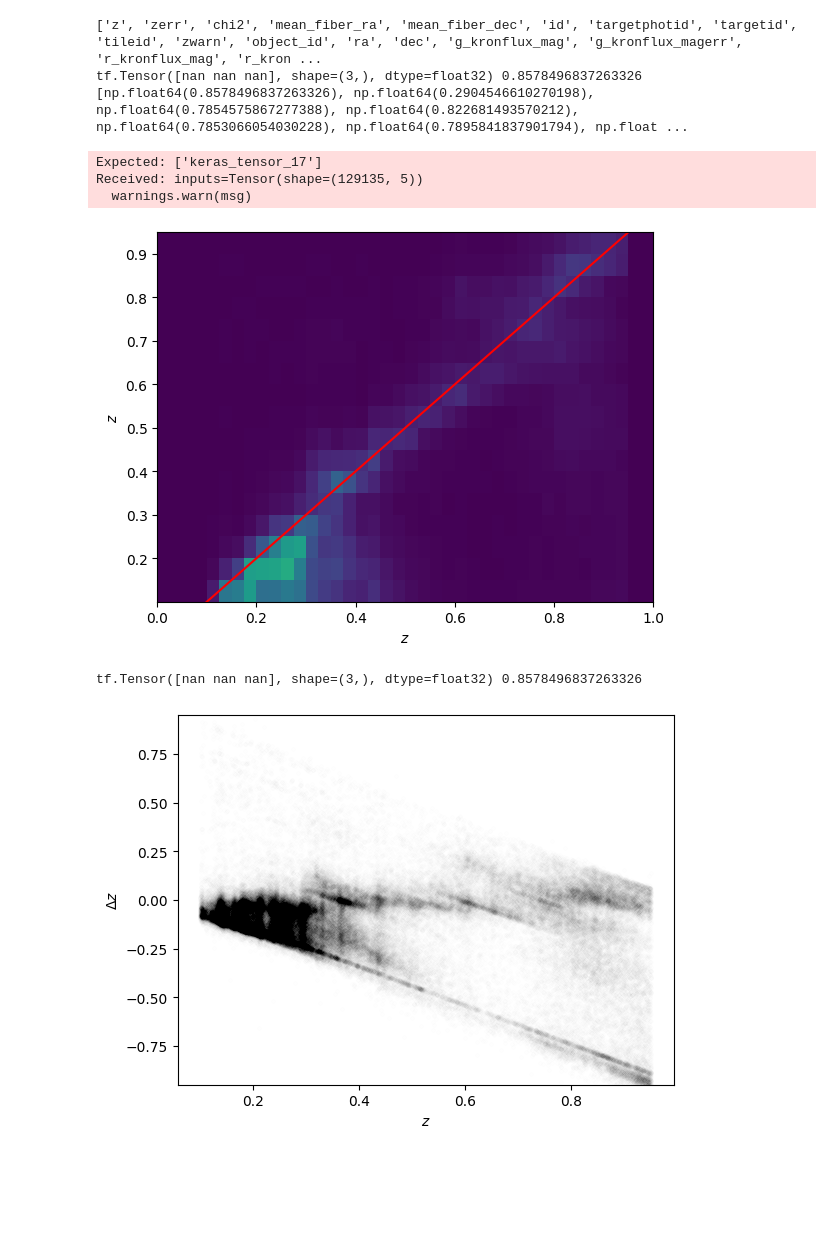
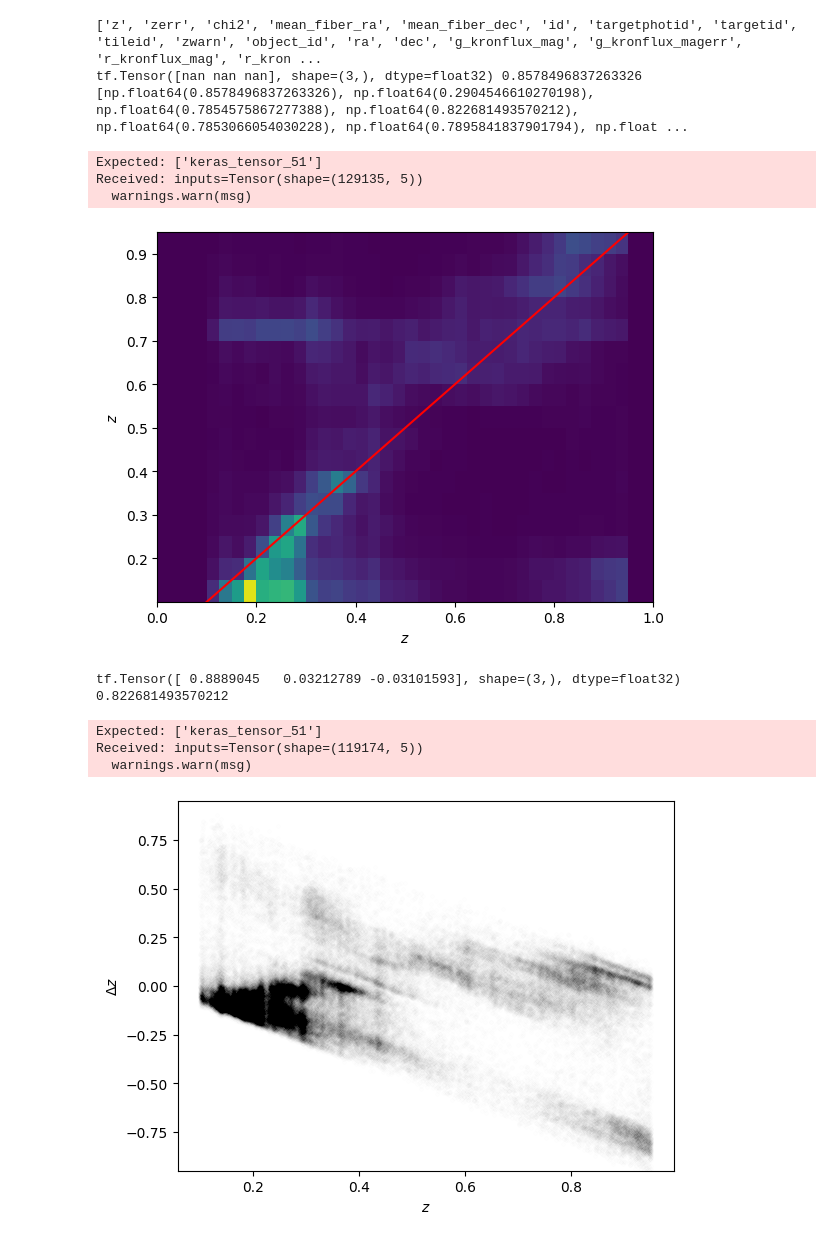
Before and after one commit to astrodeepnet/vae_mpoe, a Jupyter notebook: VAE_HSC_interp_PEGASE_2_sampling_spectrain.ipynb, the cells around one changed output. Saved outputs shown, nothing was run; the diff lists cells and outputs as text; code cells hidden in the pictures; blank space fills up the shorter version.

```diff
--- a/VAE_HSC_interp_PEGASE_2_sampling_spectrain.ipynb
+++ b/VAE_HSC_interp_PEGASE_2_sampling_spectrain.ipynb
@@ -739,6 +182,22 @@ class BandPassVAE(keras.Model):
 # %%
-bpvae = BandPassVAE(5,latent_dim, beta=beta)
+save_path = os.path.join(weight_path, 'epochs/BandPassVAE/')
+os.makedirs(save_path, exist_ok=True)
+
+
+bpvae = BandPassVAE(5,latent_dim, spvae, beta=beta)
 bpvae.compile(optimizer=keras.optimizers.Adam())
-h=bpvae.fit((integrals, spectra), epochs=epochs, batch_size=128, validation_split=0.2)
+
+checkpoint_cb = ModelCheckpoint(
+    filepath=os.path.join(save_path, 'weights_epoch_{epoch:02d}.weights.h5'),
+    save_weights_only=True,
+    save_freq='epoch',
+    verbose=1
+)
+
+bpvae(tf.zeros((1, 5)))
+
+
+h=bpvae.fit((integrals, spectra), epochs=epochs, batch_size=batch_size, validation_split=0.2,
+            callbacks=[checkpoint_cb])
 # %% [output]
 Epoch 1/50
@@ -894,7 +247,20 @@ class ParamVAE(keras.Model):
 # %%
-parvae = ParamVAE(100,latent_dim, beta=beta)
-print(parvae.decoder)
+save_path = os.path.join(weight_path, 'epochs/ParamVAE/')
+os.makedirs(save_path, exist_ok=True)
+
+parvae = ParamVAE(100, latent_dim, spvae, beta=beta)
+
+checkpoint_cb = ModelCheckpoint(
+    filepath=os.path.join(save_path, 'weights_epoch_{epoch:02d}.weights.h5'),
+    save_weights_only=True,
+    save_freq='epoch',
+    verbose=1
+)
+
+parvae(tf.zeros((1, 100)))
+
 
 parvae.compile(optimizer=keras.optimizers.Adam())
-h=parvae.fit((spectra, params), epochs=epochs, batch_size=128, validation_split=0.2)
+h=parvae.fit((spectra, params), epochs=epochs, batch_size=batch_size, validation_split=0.2,
+             callbacks=[checkpoint_cb])
 # %% [output]
@@ -1049,7 +372,7 @@ for r in t_hsc:
 n = len(hsc_int)
 pnames = ['z', 't', '[Z/H]']
 
-s = parvaeuse(np.reshape(hsc_int[:n], (n,5)))
+s = parvaeapply(np.reshape(hsc_int[:n], (n,5)))
 p = hsz_z[:n]
 
 res = s[:, 0] - p
@@ -1064,39 +387,44 @@ ply = res[:]
 print(plx[:10])
 
 plt.hist2d(plx, ply, range=[[0, 1], [-1, 1]], bins=40)
 plt.ylim(-np.max(plx), np.max(plx))
 plt.xlabel('$' + pnames[axs[0]] + '$')
 plt.ylabel('$\Delta ' + pnames[axs[1]] + '$')
 filename = f"plot_dz_beta{beta}_epochs{epochs}_latent{latent_dim}.png"
 filename = os.path.join(fig_path, filename)
 plt.savefig(filename)
 mlflow.log_artifact(filename, artifact_path="plots")
 
 plx = p[:]
 ply = res[:]
 plt.hist2d(p[:], s[:, 0], range=[[0, 1], [-1, 1]], bins=40)
 plt.plot([0, 1], [0, 1], color='red')
 plt.ylim(np.min(p[:]), np.max(p[:]))
 plt.xlabel('$' + pnames[axs[0]] + '$')
 plt.ylabel('$ ' + pnames[axs[1]] + '$')
 filename = f"plot_zz_beta{beta}_epochs{epochs}_latent{latent_dim}.png"
 filename = os.path.join(fig_path, filename)
 plt.savefig(filename)
 mlflow.log_artifact(filename, artifact_path="plots")
 
 t_hsc['z_photo'] = s[:, 0]
 # %% [output]
 ['z', 'zerr', 'chi2', 'mean_fiber_ra', 'mean_fiber_dec', 'id', 'targetphotid', 'targetid', 'tileid', 'zwarn', 'object_id', 'ra', 'dec', 'g_kronflux_mag', 'g_kronflux_magerr', 'r_kronflux_mag', 'r_kron ...
 tf.Tensor([nan nan nan], shape=(3,), dtype=float32) 0.8578496837263326
 [np.float64(0.8578496837263326), np.float64(0.2904546610270198), np.float64(0.7854575867277388), np.float64(0.822681493570212), np.float64(0.7853066054030228), np.float64(0.7895841837901794), np.float ...
-Expected: ['keras_tensor_17']
+Expected: ['keras_tensor_51']
 Received: inputs=Tensor(shape=(129135, 5))
   warnings.warn(msg)
-[figure, old version]
+[figure, new version]
 # %%
 hsc_int = []
 hsz_z = []
-t_hsc = t_hsc_[((t_hsc_['z'] > 0.1) & (t_hsc_['z'] < 0.95) & (t_hsc_['zwarn'] == 0))]
+t_hsc = t_hsc_[((t_hsc_['z'] > 0.1) & (t_hsc_['z'] < 0.95) & (t_hsc_['zwarn'] == 0) &
+                (t_hsc_['g_kronflux_mag'] > 0) &
+                (t_hsc_['r_kronflux_mag'] > 0) &
+                (t_hsc_['i_kronflux_mag'] > 0) &
+                (t_hsc_['z_kronflux_mag'] > 0) &
+                (t_hsc_['y_kronflux_mag'] > 0))]
 
 for r in t_hsc:
     mags = mags = np.array([r['g_kronflux_mag'], r['r_kronflux_mag'], r['i_kronflux_mag'], r['z_kronflux_mag'], r['y_kronflux_mag']])
@@ -1108,7 +436,7 @@ for r in t_hsc:
 n = len(hsc_int)
 pnames = ['z', 't', '[Z/H]']
 
-s = parvaeuse(np.reshape(hsc_int[:n], (n,5)))
+s = parvaeapply(np.reshape(hsc_int[:n], (n,5)))
 p = hsz_z[:n]
 
 res = s[:, 0] - p
@@ -1125,8 +453,11 @@ plt.ylabel('$\Delta ' + pnames[axs[1]] + '$')
 plt.show()
 t_hsc['z_photo'] = s[:, 0]
 # %% [output]
-tf.Tensor([nan nan nan], shape=(3,), dtype=float32) 0.8578496837263326
+tf.Tensor([ 0.8889045   0.03212789 -0.03101593], shape=(3,), dtype=float32) 0.822681493570212
+Expected: ['keras_tensor_51']
+Received: inputs=Tensor(shape=(119174, 5))
+  warnings.warn(msg)
-[figure, old version]
+[figure, new version]
 # %%
 plx = np.array(p[:])
 ply = np.array(res[:])
```
Also changed, not shown: parts of 27 cells of this notebook.
